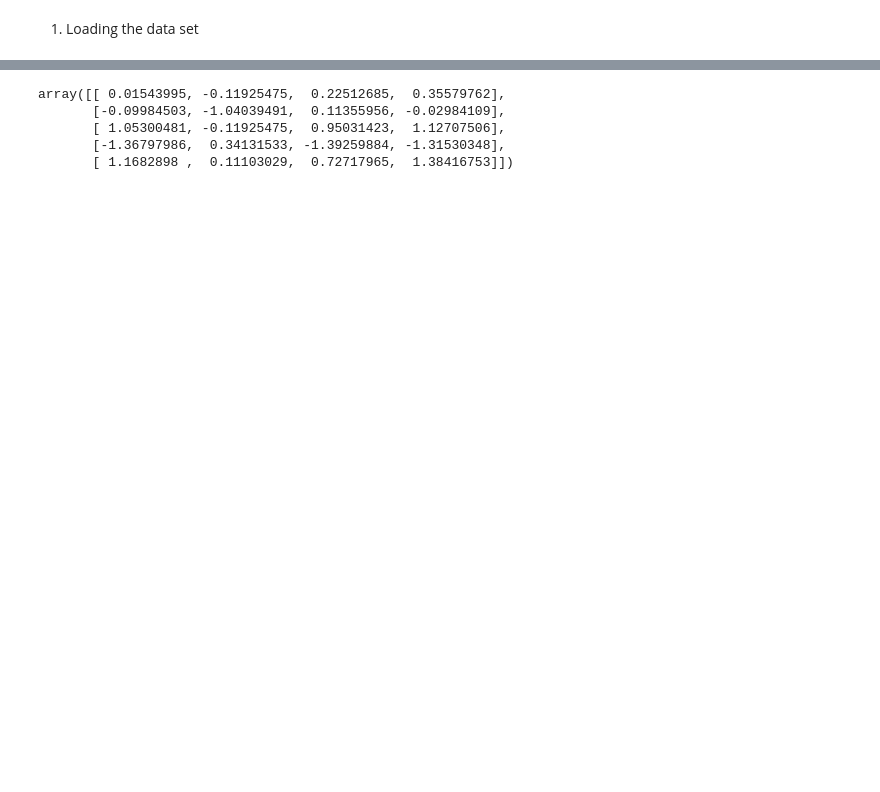
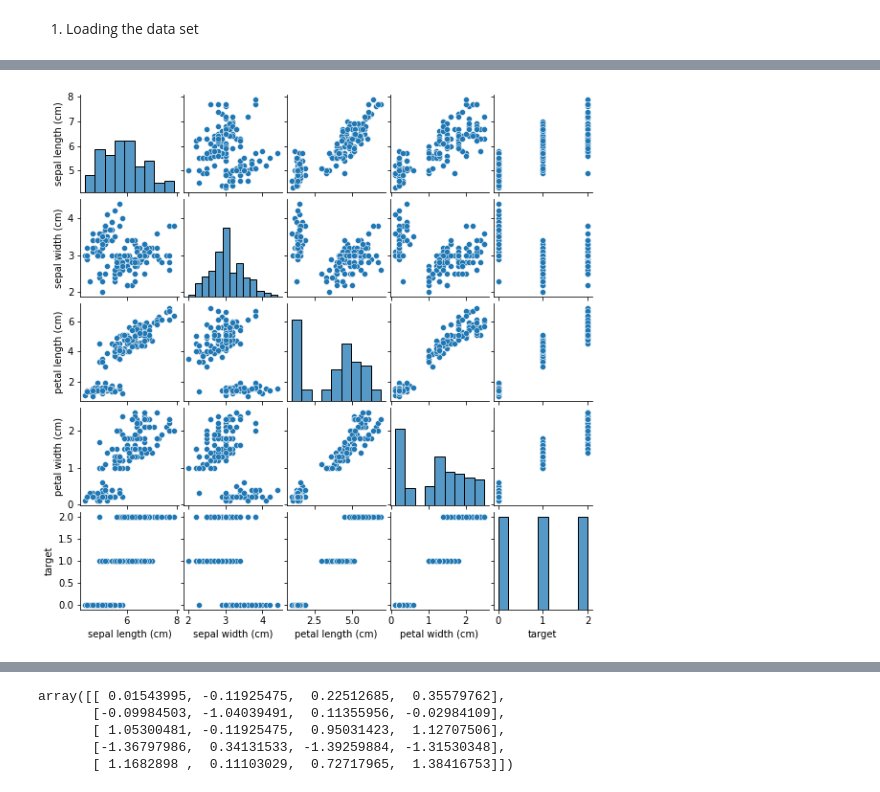
Before and after one commit to roiyeho/medium, a Jupyter notebook: scikit_learn_intro/ClassificationExample.ipynb, the cells around one changed output, grey strips where cells are left out. Saved outputs shown, nothing was run; the diff lists cells and outputs as text; code cells hidden in the pictures; blank space fills up the shorter version.

```diff
--- a/scikit_learn_intro/ClassificationExample.ipynb
+++ b/scikit_learn_intro/ClassificationExample.ipynb
@@ -32,0 +46,6 @@ df.head()
+# %%
+grid = sns.pairplot(df)
+grid.fig.set_size_inches(8, 8)
+plt.savefig('figures/iris_pairplot.pdf', bbox_inches='tight')
+# %% [output]
+[figure, added]
```
Also changed, not shown: parts of 33 cells of this notebook, 7 other files.
